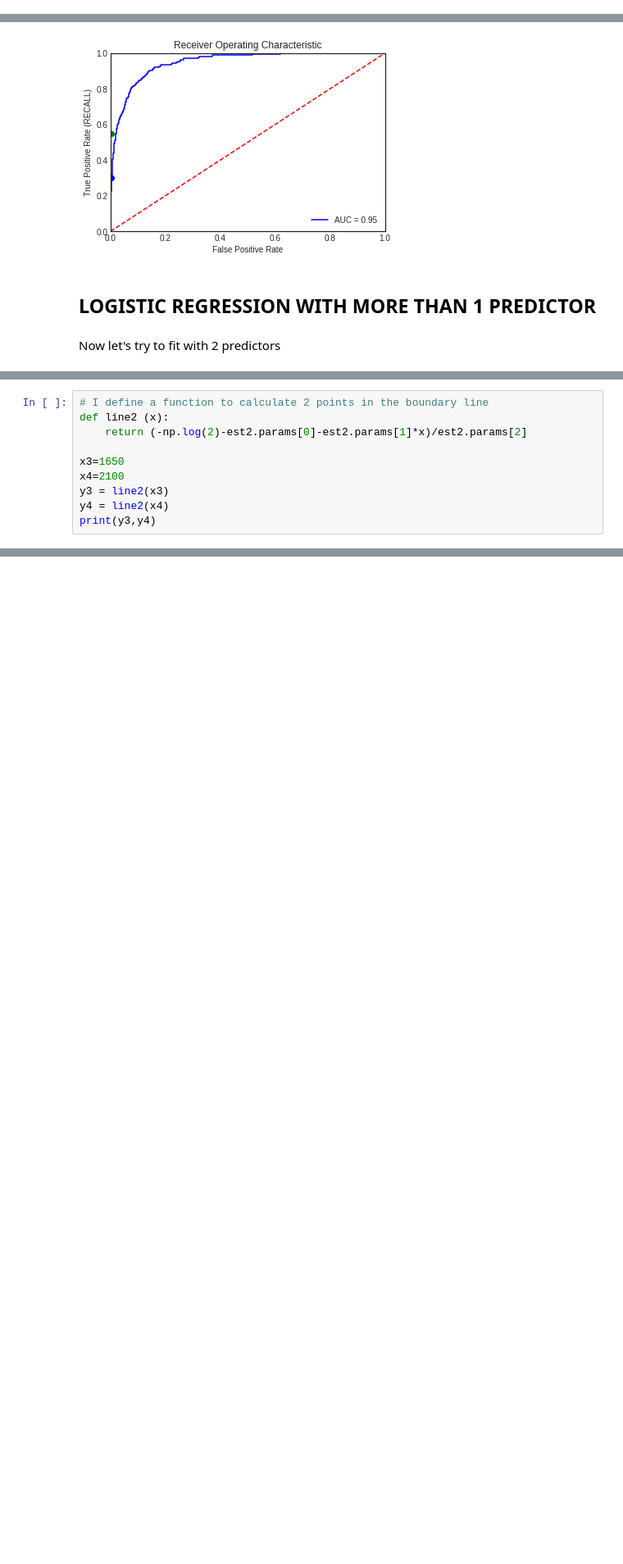
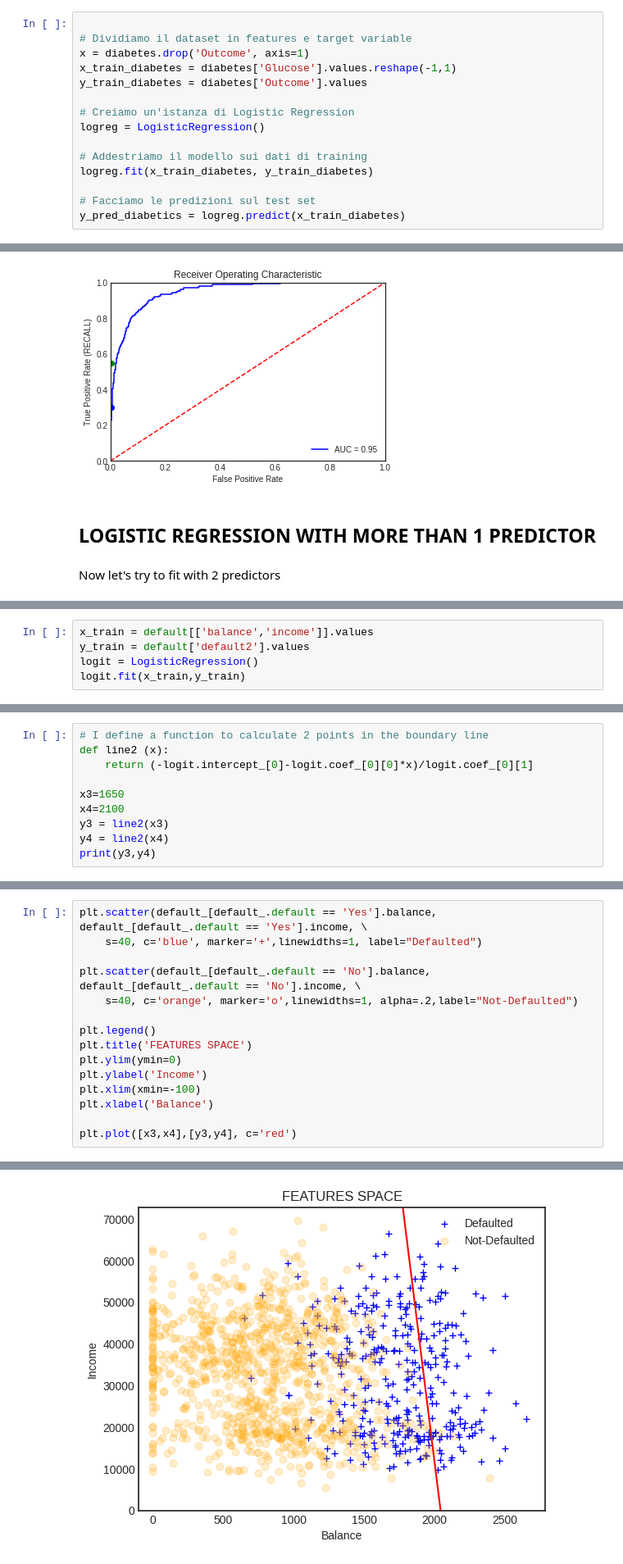
Before and after one commit to pal-dev-labs/Artificial-Intelligence-with-Python, a Jupyter notebook: 10-classification.ipynb, the cells around one changed output, grey strips where cells are left out. Shown at 82% size. Drawn from its saved outputs; the diff is of its cells as text; blank space fills up the shorter version.

```diff
--- a/10-classification.ipynb
+++ b/10-classification.ipynb
@@ -472,0 +382,15 @@ We use the concept of CONFUSION MATRIX
+# %%
+
+# Dividiamo il dataset in features e target variable
+x = diabetes.drop('Outcome', axis=1)
+x_train_diabetes = diabetes['Glucose'].values.reshape(-1,1)
+y_train_diabetes = diabetes['Outcome'].values
+
+# Creiamo un'istanza di Logistic Regression
+logreg = LogisticRegression()
+
+# Addestriamo il modello sui dati di training
+logreg.fit(x_train_diabetes, y_train_diabetes)
+
+# Facciamo le predizioni sul test set
+y_pred_diabetics = logreg.predict(x_train_diabetes)
@@ -551,0 +521,5 @@ PLEASE NOTE THAT WE STILL HAVE A LINEAR BOUNDARY !!
+# %%
+x_train = default[['balance','income']].values
+y_train = default['default2'].values
+logit = LogisticRegression()
+logit.fit(x_train,y_train)
@@ -552,7 +540,7 @@ PLEASE NOTE THAT WE STILL HAVE A LINEAR BOUNDARY !!
 # %%
 # I define a function to calculate 2 points in the boundary line
 def line2 (x):
-    return (-np.log(2)-est2.params[0]-est2.params[1]*x)/est2.params[2]
+    return (-logit.intercept_[0]-logit.coef_[0][0]*x)/logit.coef_[0][1]
 
 x3=1650
 x4=2100
@@ -656,0 +552,16 @@ Take care of it
+# %%
+plt.scatter(default_[default_.default == 'Yes'].balance, default_[default_.default == 'Yes'].income, \
+    s=40, c='blue', marker='+',linewidths=1, label="Defaulted")
+
+plt.scatter(default_[default_.default == 'No'].balance, default_[default_.default == 'No'].income, \
+    s=40, c='orange', marker='o',linewidths=1, alpha=.2,label="Not-Defaulted")
+
+plt.legend()
+plt.title('FEATURES SPACE')
+plt.ylim(ymin=0)
+plt.ylabel('Income')
+plt.xlim(xmin=-100)
+plt.xlabel('Balance')
+
+plt.plot([x3,x4],[y3,y4], c='red')
+# %% [output]
@@ -656,0 +569 @@ Take care of it
+[figure, added]
```
Also changed, not shown: parts of 48 cells of this notebook.
